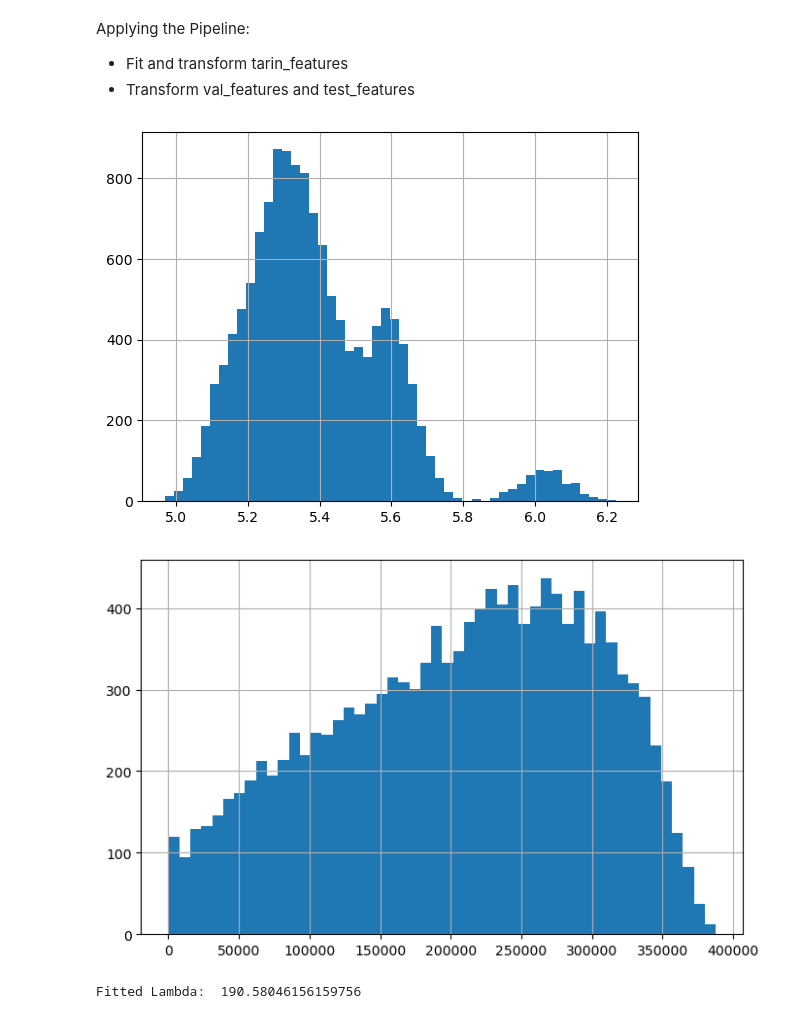
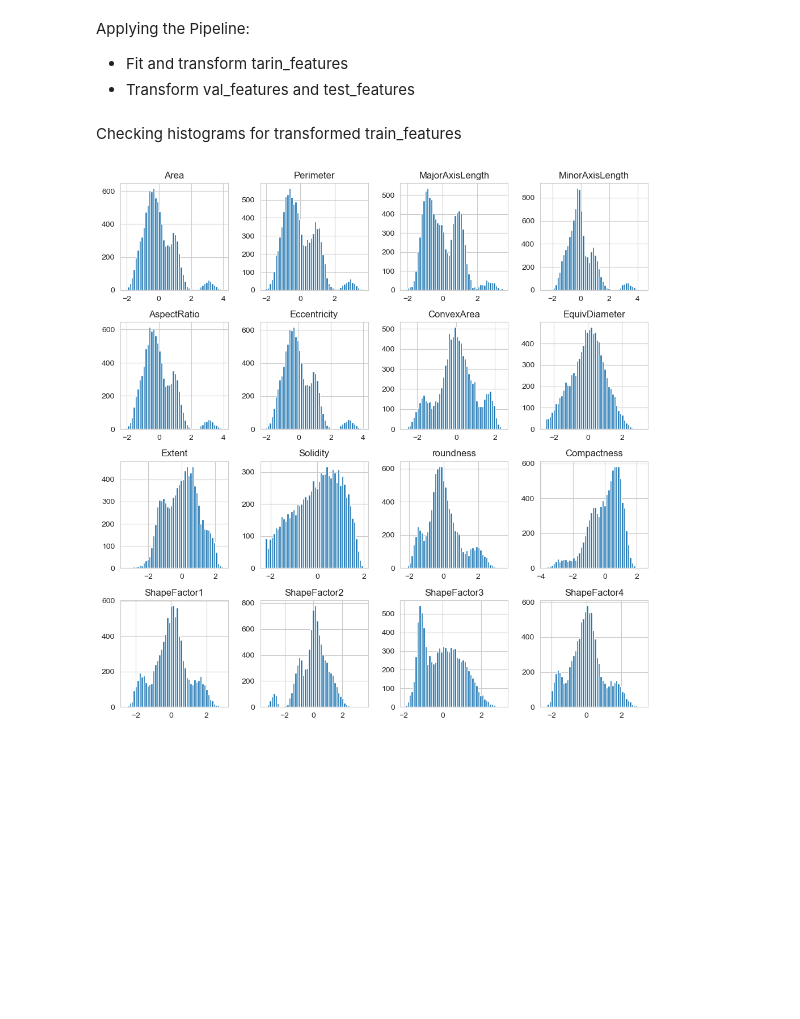
Before and after one commit to MaxNoLV/ml_pa_project, a Jupyter notebook: beans_class_project.ipynb, the cells around one changed output. Saved outputs shown, nothing was run; the diff lists cells and outputs as text; code cells hidden in the pictures; blank space fills up the shorter version.

```diff
--- a/beans_class_project.ipynb
+++ b/beans_class_project.ipynb
@@ -159,8 +159,14 @@ def log_transform(x):
 log_transformer = FunctionTransformer(log_transform)
 
 def boxcox_transform(x):
+    if isinstance(x, pd.DataFrame):
+        x = x.values
+
     x_positive = x + 0.1
-    x_transformed, _ = stats.boxcox(x_positive)
+    x_transformed = np.zeros_like(x_positive)
+
+    for i in range(x.shape[1]):
+        x_transformed[:, i], _ = stats.boxcox(x_positive[:, i])
     return x_transformed
 
 boxcox_transformer = FunctionTransformer(boxcox_transform)
@@ -188,31 +194,16 @@ Applying the Pipeline:
 # %%
 pipeline.fit(train_features)
 train_features_transformed = pipeline.transform(train_features)
+# %% [markdown]
+Checking histograms for transformed train_features
+# %%
+column_names = train_features.columns
+train_features_transformed_df = pd.DataFrame(train_features_transformed, columns=column_names)
+
+train_features_transformed_df.hist(bins=50, figsize=(12, 12))
+plt.show()
+# %% [output]
+[figure, added]
 # %%
 val_features_transformed = pipeline.transform(val_features)
 test_features_transformed = pipeline.transform(test_features)
-# %%
-data['EquivDiameter'] = np.log(data['EquivDiameter'] + 1)  # Adding 1 to avoid log(0)
-#data['Perimeter'] = np.sqrt(data['Perimeter'])
-
-# Visualizing the transformed data to see the effect
-data['Area'].hist(bins=50)
-plt.show()
-# %% [output]
-[figure, removed]
-# %%
-from scipy import stats
-
-# Applying Box-Cox transformation
-# Adding a small constant because Box-Cox transformation cannot handle zero values
-data['ShapeFactor4'], fitted_lambda = stats.boxcox(data['ShapeFactor4'] + 0.1)
-
-# Visualizing the transformed data
-plt.figure(figsize=(8, 5))
-pd.Series(data['ShapeFactor4']).hist(bins=50)
-plt.show()
-
-print("Fitted Lambda: ", fitted_lambda)
-# %% [output]
-[figure, removed]
-Fitted Lambda:  190.58046156159756
```
Also changed, not shown: parts of 21 cells of this notebook.
